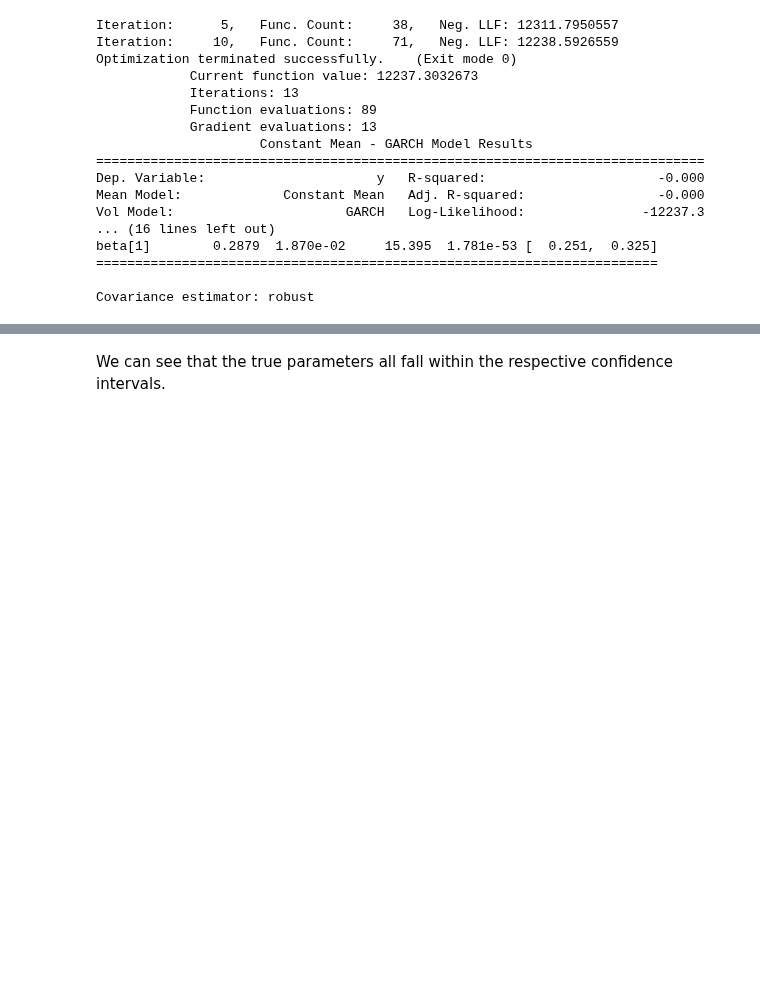
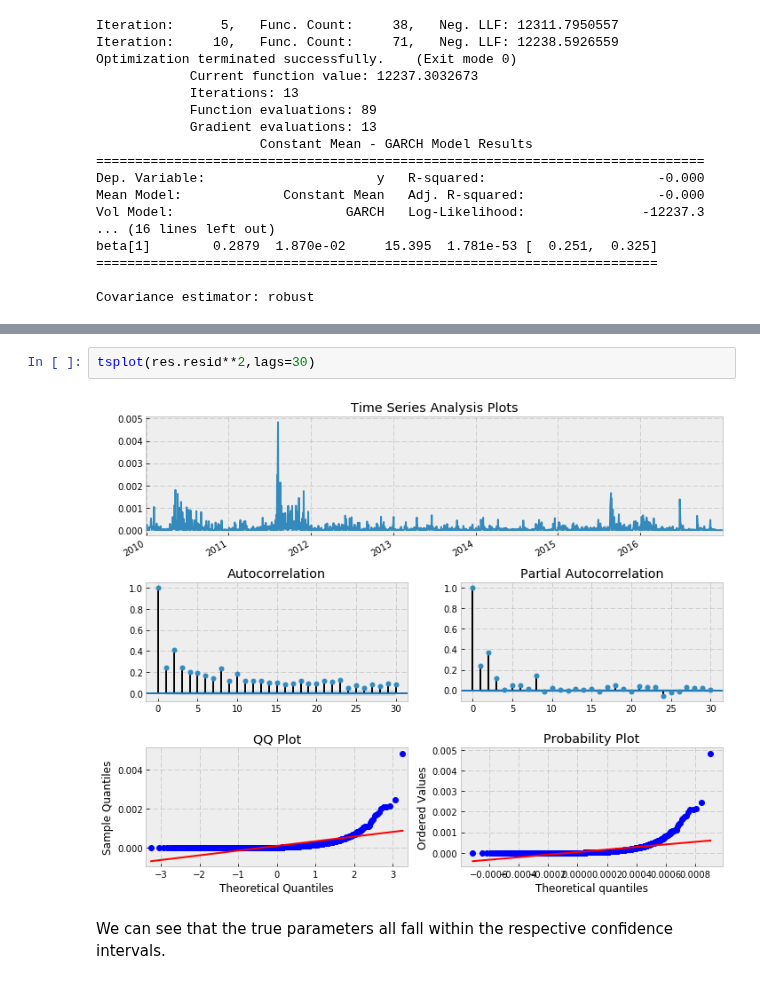
Before and after one commit to Auquan/Tutorials, a Jupyter notebook: Time Series Analysis - 4.ipynb, the cells around one changed output, grey strips where cells are left out. Saved outputs shown, nothing was run; the diff lists cells and outputs as text; blank space fills up the shorter version.

```diff
--- a/Time Series Analysis - 4.ipynb
+++ b/Time Series Analysis - 4.ipynb
@@ -212,3 +214,7 @@ Covariance estimator: robust
+# %%
+tsplot(res.resid**2,lags=30)
+# %% [output]
+[figure, added]
 # %% [markdown]
 We can see that the true parameters all fall within the respective confidence intervals.
 # %% [markdown]
```
Also changed, not shown: parts of 16 cells of this notebook.
